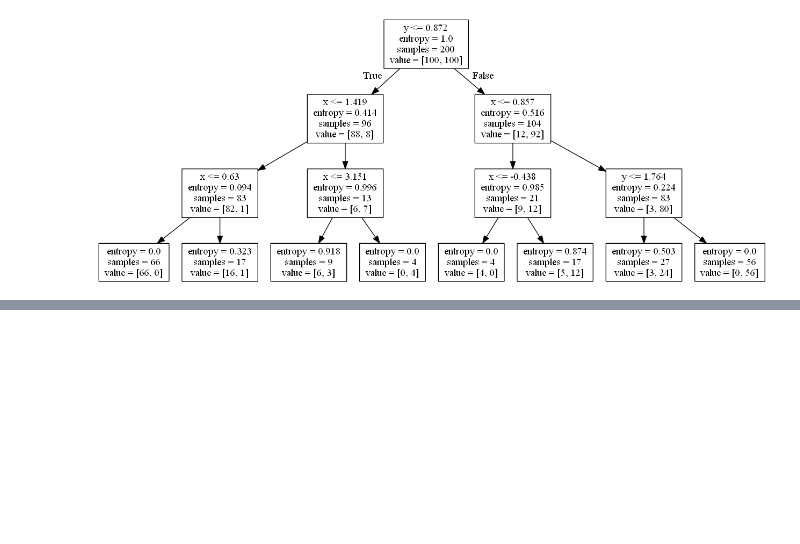
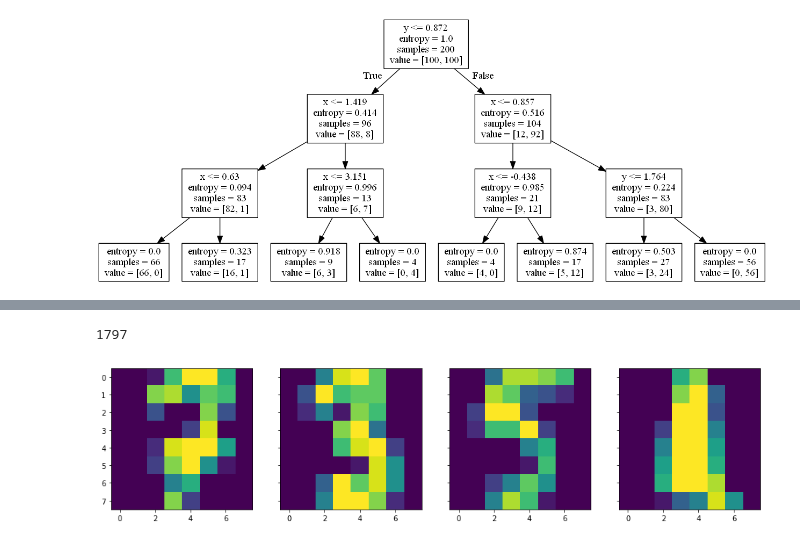
Before and after one commit to sdormidontov/nordicit_201904, a Jupyter notebook: Dmitry_Ipatov/Lesson 29 - Деревья решений.ipynb, the cells around one changed output, grey strips where cells are left out. Saved outputs shown, nothing was run; the diff lists cells and outputs as text; code cells hidden in the pictures; blank space fills up the shorter version.

```diff
--- a/Dmitry_Ipatov/Lesson 29 - Деревья решений.ipynb
+++ b/Dmitry_Ipatov/Lesson 29 - Деревья решений.ipynb
@@ -119,0 +254,3 @@ Image(graph[0].create_png())
+# %%
+data = load_digits()
+data.data
@@ -119,0 +265,4 @@ Image(graph[0].create_png())
+# %%
+X, y = data.data, data.target
+
+X[0,:].reshape([8,8])
@@ -119,0 +278,10 @@ Image(graph[0].create_png())
+# %%
+len(X)
+# %% [output]
+1797
+# %%
+f, axes = plt.subplots(1, 4, sharey=True, figsize=(16,6))
+for i in range(4):
+    axes[i].imshow(X[i+300].reshape([8,8]))
+# %% [output]
+[figure, added]
```
Also changed, not shown: parts of 31 cells of this notebook, 1 other file.
